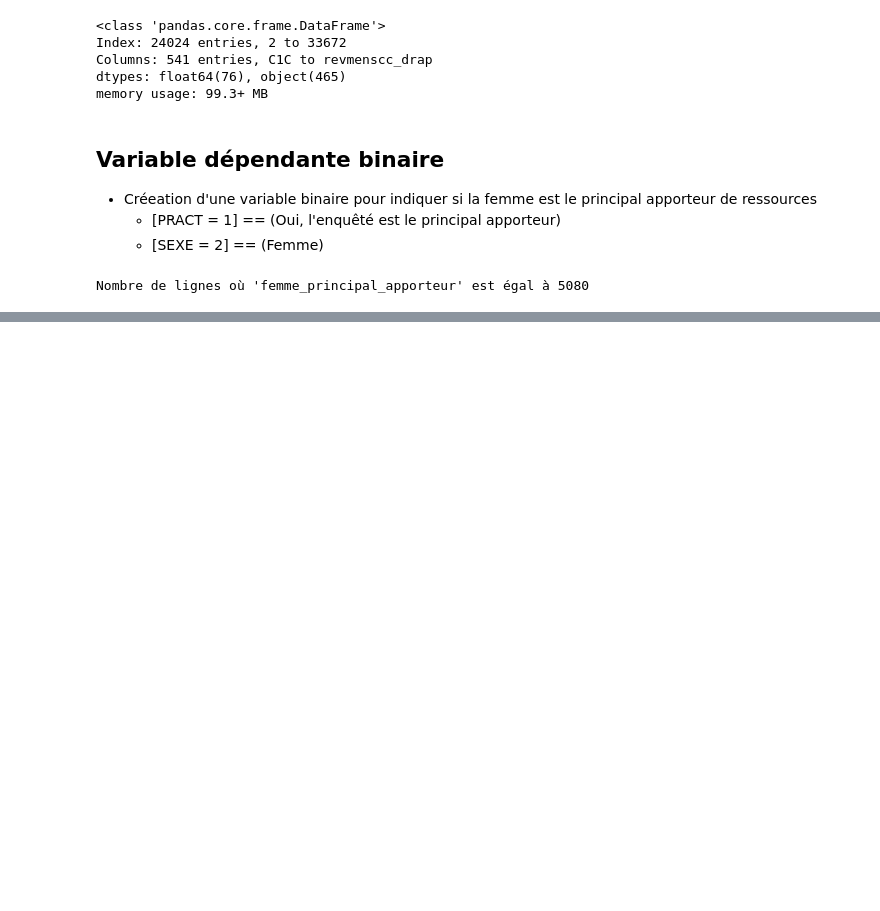
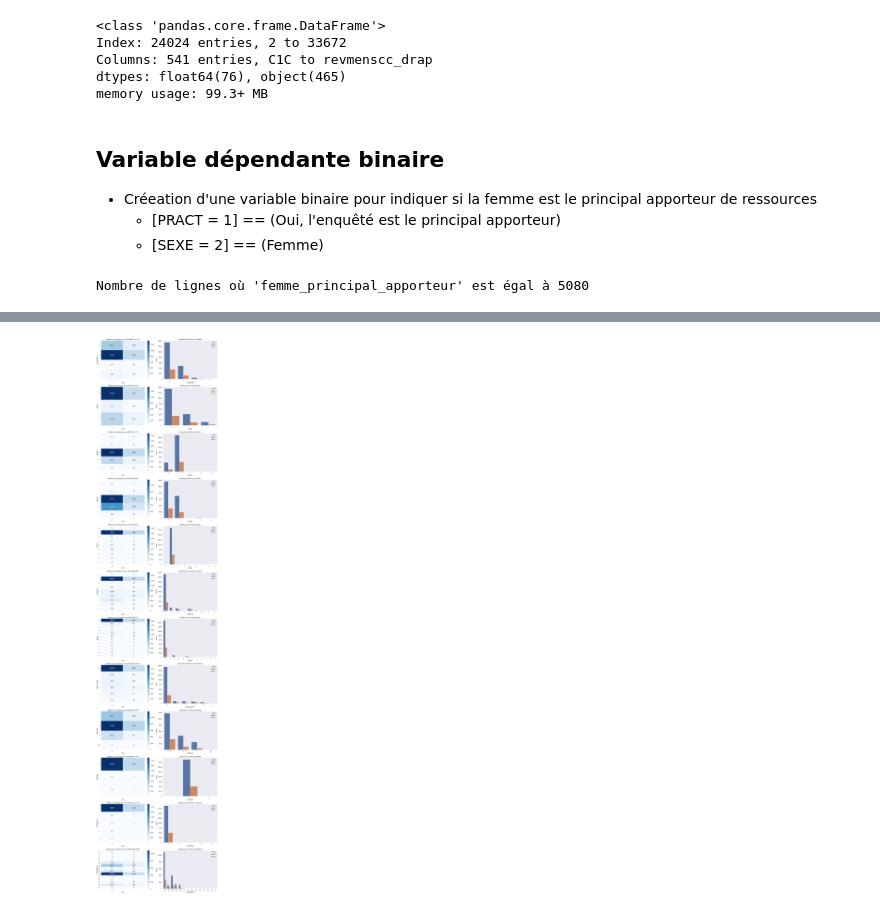
Before and after one commit to mriusero/projet-statistique, a Jupyter notebook: Partie_pratique/projet_2/notebook2.ipynb, the cells around one changed output, grey strips where cells are left out. Saved outputs shown, nothing was run; the diff lists cells and outputs as text; code cells hidden in the pictures; blank space fills up the shorter version.

```diff
--- a/Partie_pratique/projet_2/notebook2.ipynb
+++ b/Partie_pratique/projet_2/notebook2.ipynb
@@ -229,0 +274,28 @@ ValueError: Pandas data cast to numpy dtype of object. Check input data with np.
+# %%
+def create_contingency_tables(df, categoricals, target='FPA'):
+
+    num_categoricals = len(categoricals)
+    fig, axs = plt.subplots(num_categoricals, 2, figsize=(16, num_categoricals * 6))
+
+    for i, var in enumerate(categoricals):
+        # Créer un tableau de contingence entre la variable catégorielle et 'FPA'
+        contingency_table = pd.crosstab(df[var], df[target])
+
+        # Afficher le tableau de contingence à gauche
+        axs[i, 0].set_title(f'Tableau de contingence pour {var} et {target}')
+        sns.heatmap(contingency_table, annot=True, fmt='d', cmap='Blues', ax=axs[i, 0])
+
+        # Créer un graphique à droite montrant la distribution de 'FPA' par catégorie de la variable catégorielle
+        sns.countplot(x=var, hue=target, data=df, ax=axs[i, 1])
+        axs[i, 1].set_title(f'Distribution de {target} par {var}')
+        axs[i, 1].legend(title=target)
+
+        # Ajuster l'espacement entre les subplots
+        plt.tight_layout()
+
+    # Afficher les graphiques
+    plt.show()
+
+create_contingency_tables(df, categoricals, target='FPA')
+# %% [output]
+[figure, added]
```
Also changed, not shown: parts of 38 cells of this notebook, 1 other file.
